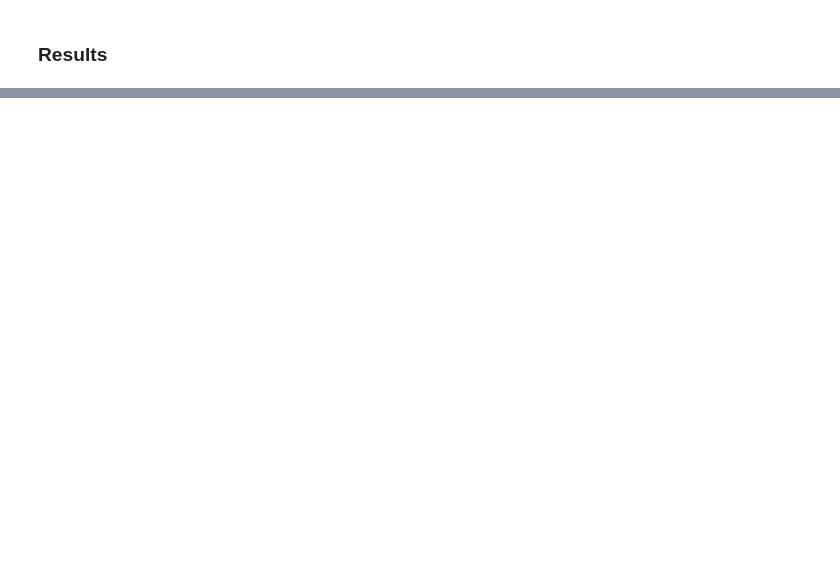
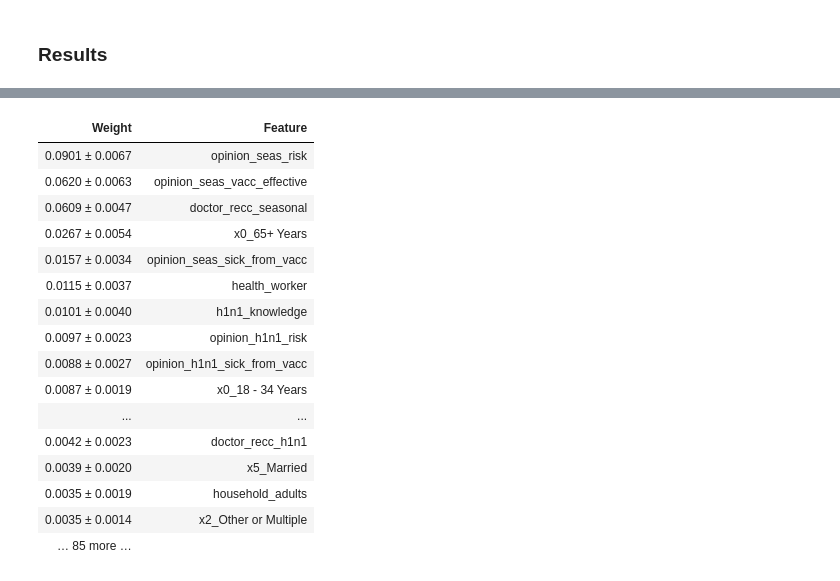
Before and after one commit to jeffbeech/Flu-Shot-Learning, a Jupyter notebook: jeff.ipynb, the cells around one changed output, grey strips where cells are left out. Drawn from its saved outputs; the diff is of its cells as text; code cells hidden in the pictures; blank space fills up the shorter version.

```diff
--- a/jeff.ipynb
+++ b/jeff.ipynb
@@ -1013,0 +1074,25 @@ NameError: name 'y_hat_h1n1' is not defined
+# %%
+import eli5
+from eli5.sklearn import PermutationImportance
+best_hgb = HistGradientBoostingClassifier(learning_rate=0.1, max_depth=9, max_iter=70)
+best_hgb.fit(X_test_scaled, y_test_ssnl)
+perm = PermutationImportance(best_hgb, random_state=42).fit(X_test_scaled, y_test_ssnl)
+eli5.show_weights(perm, feature_names = X_test_scaled.columns.tolist())
+# %% [output]
+| Weight | Feature |
+| 0.0901 ± 0.0067 | opinion_seas_risk |
+| 0.0620 ± 0.0063 | opinion_seas_vacc_effective |
+| 0.0609 ± 0.0047 | doctor_recc_seasonal |
+| 0.0267 ± 0.0054 | x0_65+ Years |
+| 0.0157 ± 0.0034 | opinion_seas_sick_from_vacc |
+| 0.0115 ± 0.0037 | health_worker |
+| 0.0101 ± 0.0040 | h1n1_knowledge |
+| 0.0097 ± 0.0023 | opinion_h1n1_risk |
+| 0.0088 ± 0.0027 | opinion_h1n1_sick_from_vacc |
+| 0.0087 ± 0.0019 | x0_18 - 34 Years |
+| ... | ... |
+| 0.0042 ± 0.0023 | doctor_recc_h1n1 |
+| 0.0039 ± 0.0020 | x5_Married |
+| 0.0035 ± 0.0019 | household_adults |
+| 0.0035 ± 0.0014 | x2_Other or Multiple |
+| … 85 more … |  |
```
Also changed, not shown: parts of 59 cells of this notebook, 2 other files.
